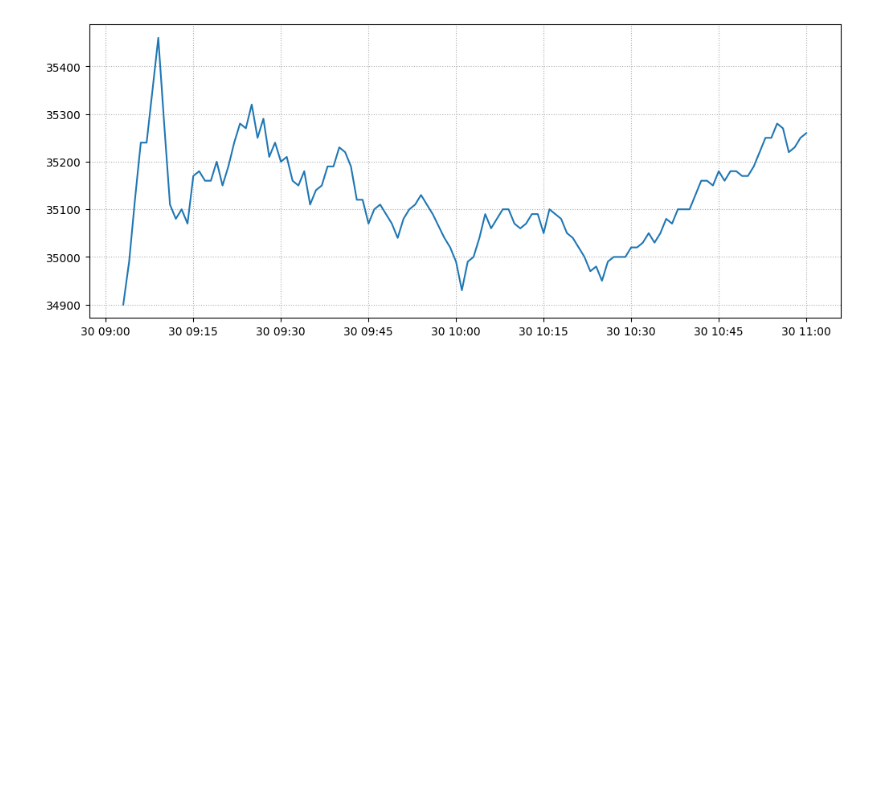
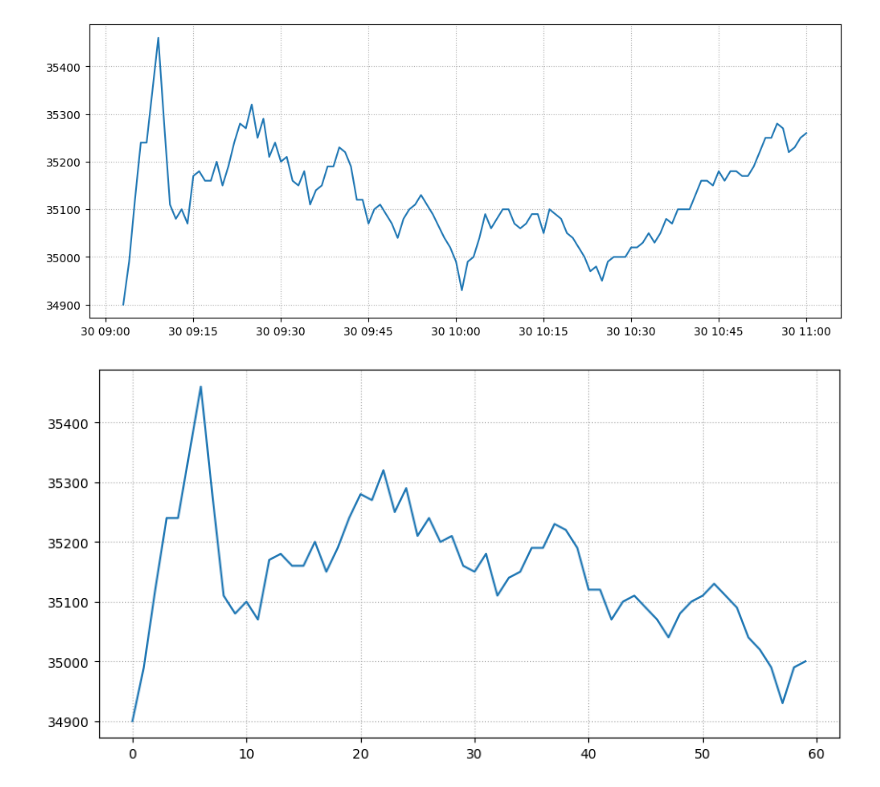
Before and after one commit to bitwalk123/stock-explorer, a Jupyter notebook: jupyter/analysis_day_trade_02.ipynb, the cells around one changed output. Drawn from its saved outputs; the diff is of its cells as text; code cells hidden in the pictures; blank space fills up the shorter version.

```diff
--- a/jupyter/analysis_day_trade_02.ipynb
+++ b/jupyter/analysis_day_trade_02.ipynb
@@ -80,3 +80,14 @@ plt.subplots_adjust(left=0.06, right=0.995, bottom=0.2, top=0.93)
 plt.show()
 # %% [output]
 [figure]
+# %%
+df3 = pd.DataFrame({'Close': list(df.iloc[0:60]['Close'])}, index=list(range(60)))
+fig, ax = plt.subplots()
+
+ax.plot(
+    df3
+)
+plt.grid(linestyle=':')
+plt.show()
+# %% [output]
+[figure, added]
```
Also changed, not shown: 2 other files.
